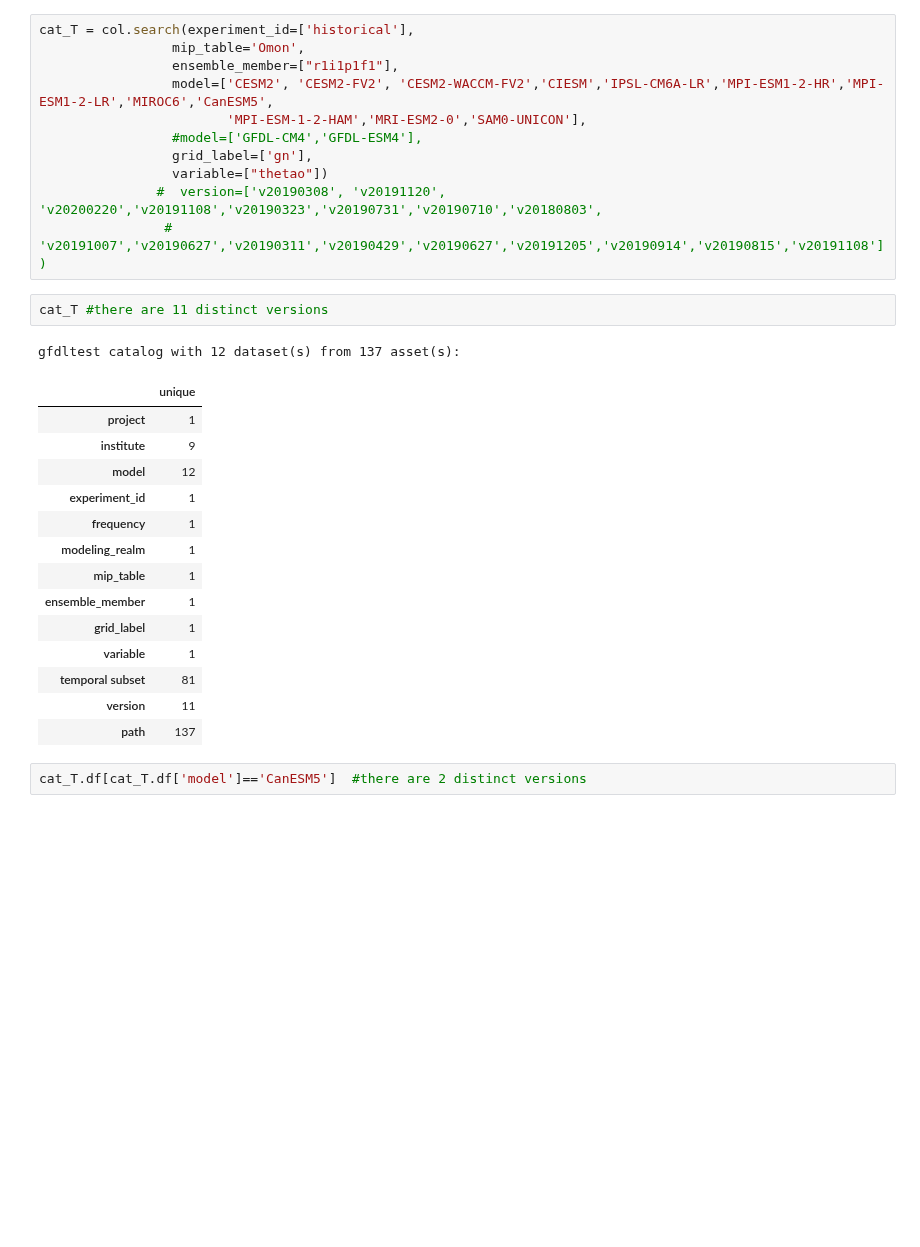
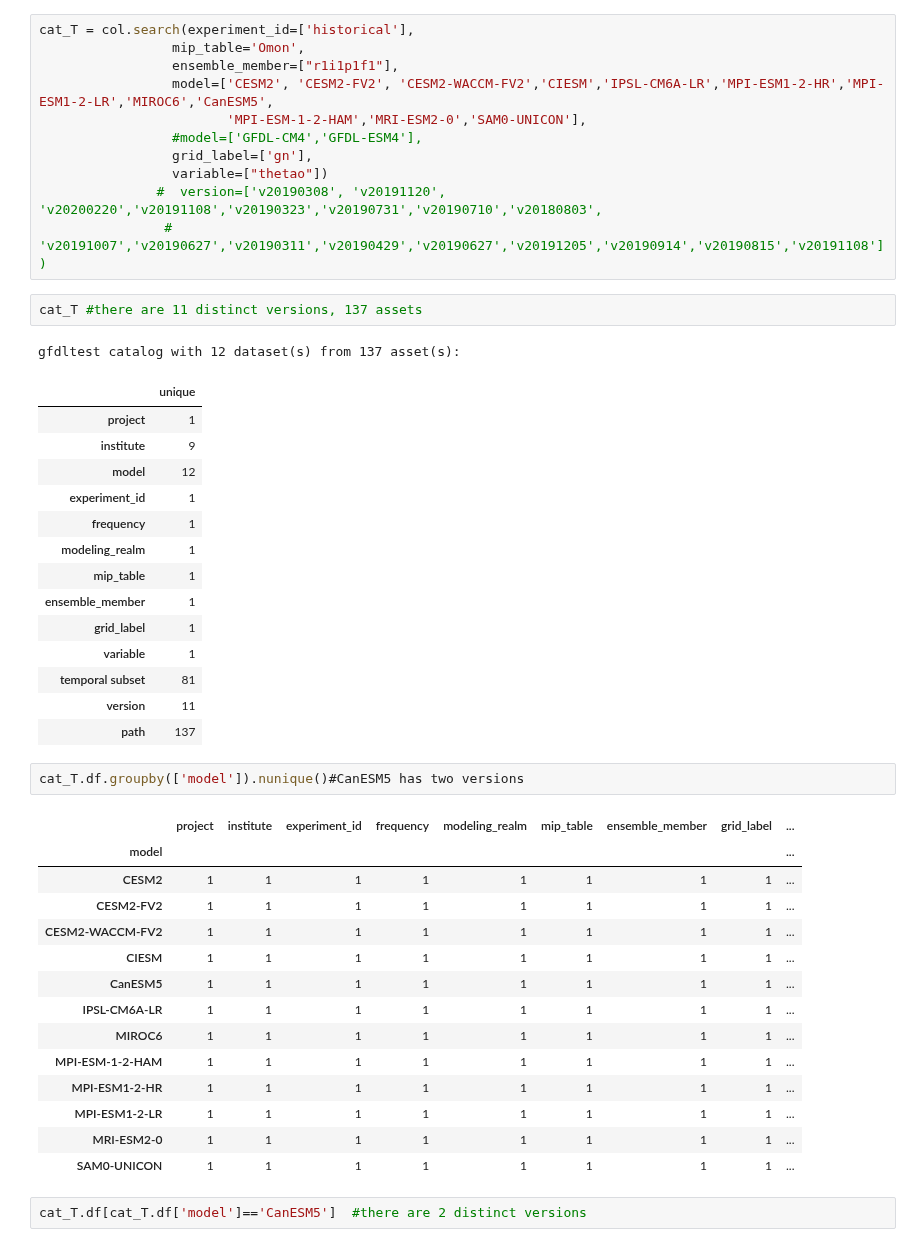
Before and after one commit to aradhakrishnanGFDL/gfdl-aws-analysis, a Jupyter notebook: examples/get_latest_versions.ipynb, the cells around one changed output. Drawn from its saved outputs; the diff is of its cells as text; blank space fills up the shorter version.

Commit message:
get latest version

```diff
--- a/examples/get_latest_versions.ipynb
+++ b/examples/get_latest_versions.ipynb
@@ -56,7 +56,7 @@ cat_T = col.search(experiment_id=['historical'],
                #  version=['v20190308', 'v20191120', 'v20200220','v20191108','v20190323','v20190731','v20190710','v20180803',
                 #          'v20191007','v20190627','v20190311','v20190429','v20190627','v20191205','v20190914','v20190815','v20191108'])
 # %%
-cat_T #there are 11 distinct versions
+cat_T #there are 11 distinct versions, 137 assets
 # %% [output]
 gfdltest catalog with 12 dataset(s) from 137 asset(s):
 |  | unique |
@@ -73,6 +73,23 @@ gfdltest catalog with 12 dataset(s) from 137 asset(s):
 | temporal subset | 81 |
 | version | 11 |
 | path | 137 |
+# %%
+cat_T.df.groupby(['model']).nunique()#CanESM5 has two versions
+# %% [output]
+|  | project | institute | experiment_id | frequency | modeling_realm | mip_table | ensemble_member | grid_label | ... |
+| model |  |  |  |  |  |  |  |  | ... |
+| CESM2 | 1 | 1 | 1 | 1 | 1 | 1 | 1 | 1 | ... |
+| CESM2-FV2 | 1 | 1 | 1 | 1 | 1 | 1 | 1 | 1 | ... |
+| CESM2-WACCM-FV2 | 1 | 1 | 1 | 1 | 1 | 1 | 1 | 1 | ... |
+| CIESM | 1 | 1 | 1 | 1 | 1 | 1 | 1 | 1 | ... |
+| CanESM5 | 1 | 1 | 1 | 1 | 1 | 1 | 1 | 1 | ... |
+| IPSL-CM6A-LR | 1 | 1 | 1 | 1 | 1 | 1 | 1 | 1 | ... |
+| MIROC6 | 1 | 1 | 1 | 1 | 1 | 1 | 1 | 1 | ... |
+| MPI-ESM-1-2-HAM | 1 | 1 | 1 | 1 | 1 | 1 | 1 | 1 | ... |
+| MPI-ESM1-2-HR | 1 | 1 | 1 | 1 | 1 | 1 | 1 | 1 | ... |
+| MPI-ESM1-2-LR | 1 | 1 | 1 | 1 | 1 | 1 | 1 | 1 | ... |
+| MRI-ESM2-0 | 1 | 1 | 1 | 1 | 1 | 1 | 1 | 1 | ... |
+| SAM0-UNICON | 1 | 1 | 1 | 1 | 1 | 1 | 1 | 1 | ... |
 # %%
 cat_T.df[cat_T.df['model']=='CanESM5']  #there are 2 distinct versions
 # %% [output]
```
Also changed, not shown: parts of 4 cells of this notebook.
